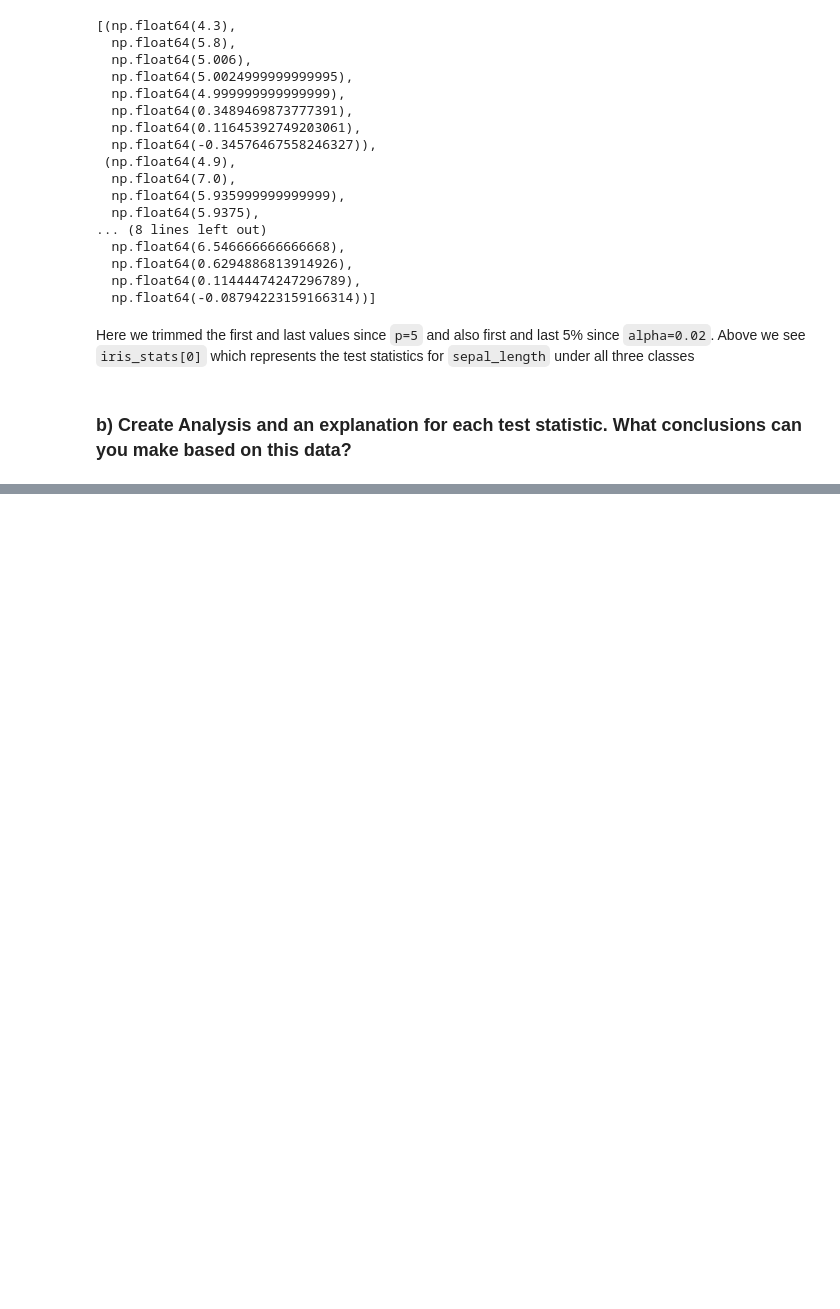
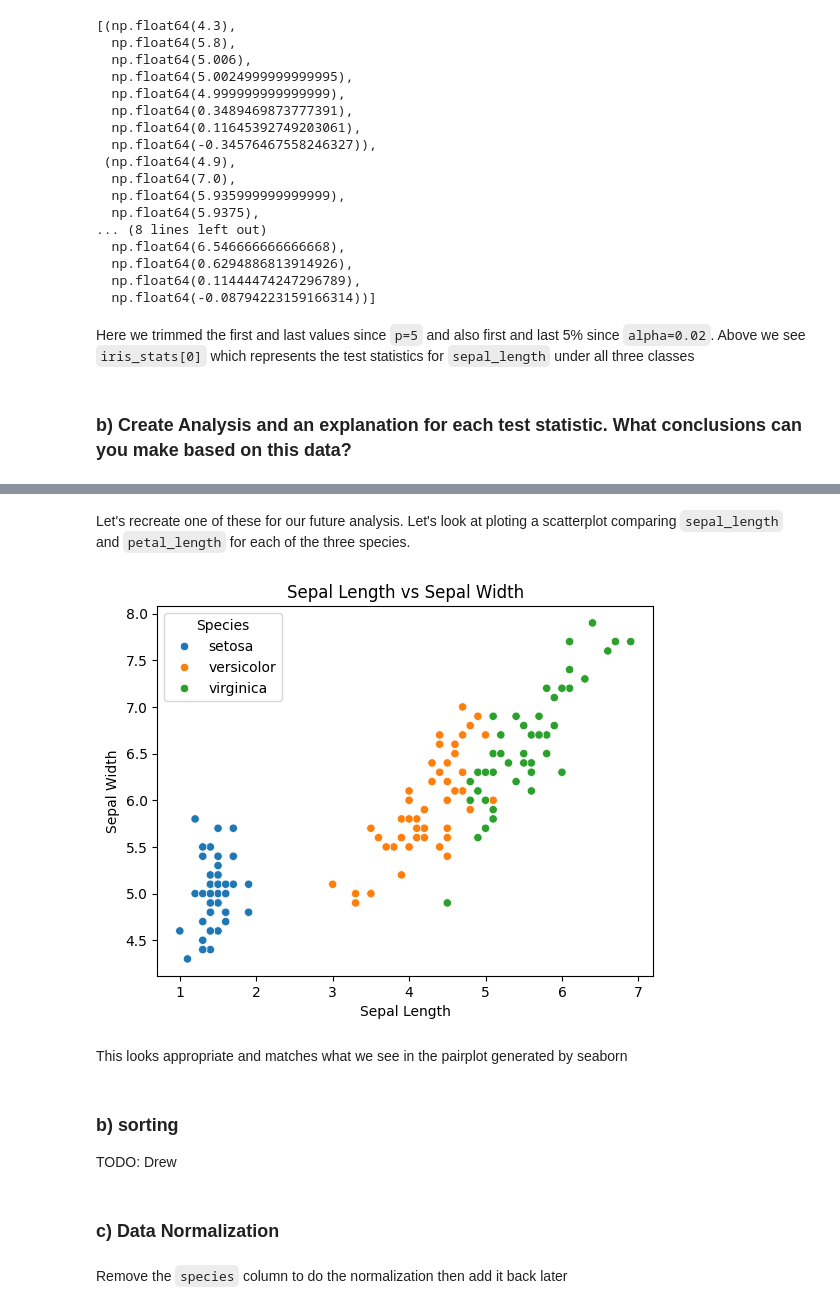
Before and after one commit to DrewRosales/algorithmsForDataScience, a Jupyter notebook: hw/prg1/PA1.ipynb, the cells around one changed output, grey strips where cells are left out. Drawn from its saved outputs; the diff is of its cells as text; code cells hidden in the pictures; blank space fills up the shorter version.

```diff
--- a/hw/prg1/PA1.ipynb
+++ b/hw/prg1/PA1.ipynb
@@ -97,0 +110,20 @@ The first two values in statistics are `minimum` and `maximum`, which indicate t
+# %% [markdown]
+Let's recreate one of these for our future analysis. Let's look at ploting a scatterplot comparing `sepal_length` and `petal_length` for each of the three species.
+# %%
+plt.figure()
+sns.scatterplot(data=seaborn_df, x="petal_length", y="sepal_length", hue="species")
+plt.title("Sepal Length vs Sepal Width")
+plt.xlabel("Sepal Length")
+plt.ylabel("Sepal Width")
+plt.legend(title='Species')
+plt.show()
+# %% [output]
+[figure, added]
+# %% [markdown]
+This looks appropriate and matches what we see in the pairplot generated by seaborn
+# %% [markdown]
+### b) sorting
+
+TODO: Drew
+# %% [markdown]
+### c) Data Normalization
@@ -97,0 +142,2 @@ The first two values in statistics are `minimum` and `maximum`, which indicate t
+# %% [markdown]
+Remove the `species` column to do the normalization then add it back later
```
Also changed, not shown: parts of 13 cells of this notebook, 1 other file.
